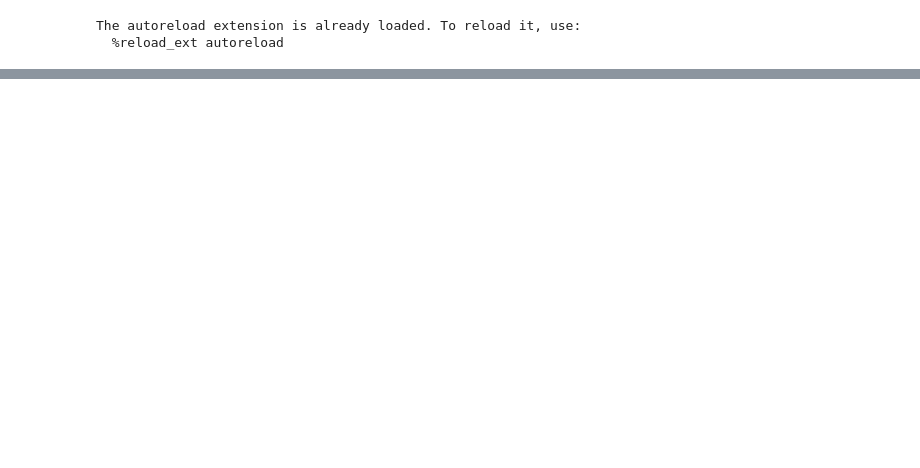
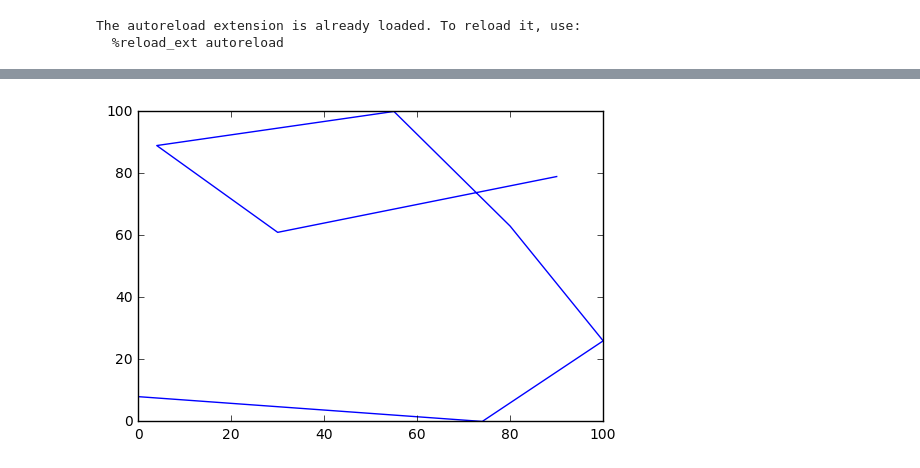
Before and after one commit to Capitalkiller/CS271_SVM, a Jupyter notebook: svm.ipynb, the cells around one changed output, grey strips where cells are left out. Cells and saved outputs as stored; diff of their text form; code cells hidden in the pictures; blank space fills up the shorter version.

```diff
--- a/svm.ipynb
+++ b/svm.ipynb
@@ -10,12 +10,3 @@ from svm import *
 # %% [output]
 The autoreload extension is already loaded. To reload it, use:
   %reload_ext autoreload
-# %%
-# visualize data
-# e.g. visualize(train_data[1266, :], train_lable[1266])
-def visualize(data, lable = None):
-    data_x = data[::2]
-    data_y = data[1::2]
-    plt.plot(data_x, data_y)
-    if lable != None:
-        print "Number is : ", lable
@@ -107,0 +126,4 @@ SVC(C=1.0, cache_size=200, class_weight=None, coef0=0.0,
+# %%
+visualize(test_data[3712,:])
+# %% [output]
+[figure, added]
```
Also changed, not shown: parts of 11 cells of this notebook, 7 other files.
